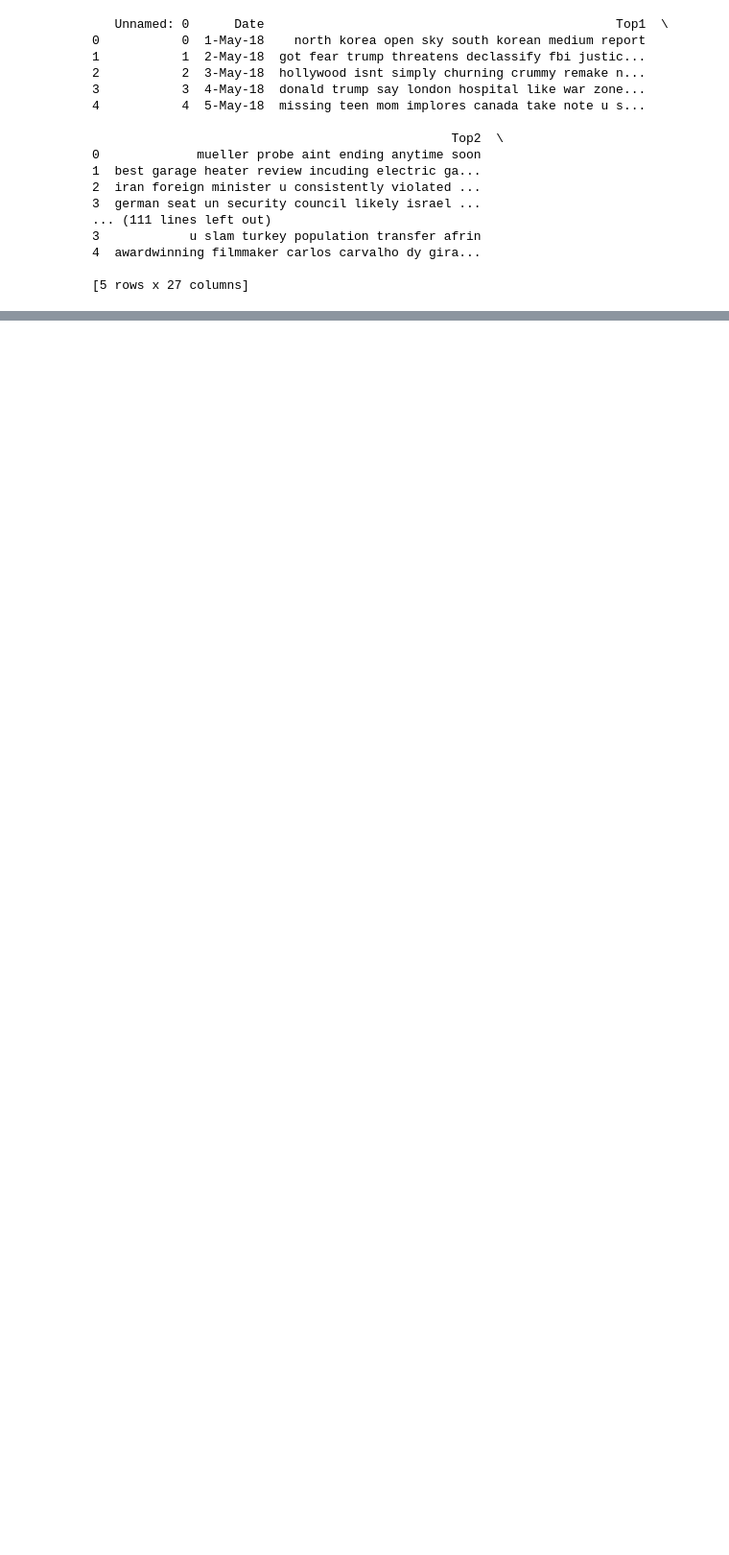
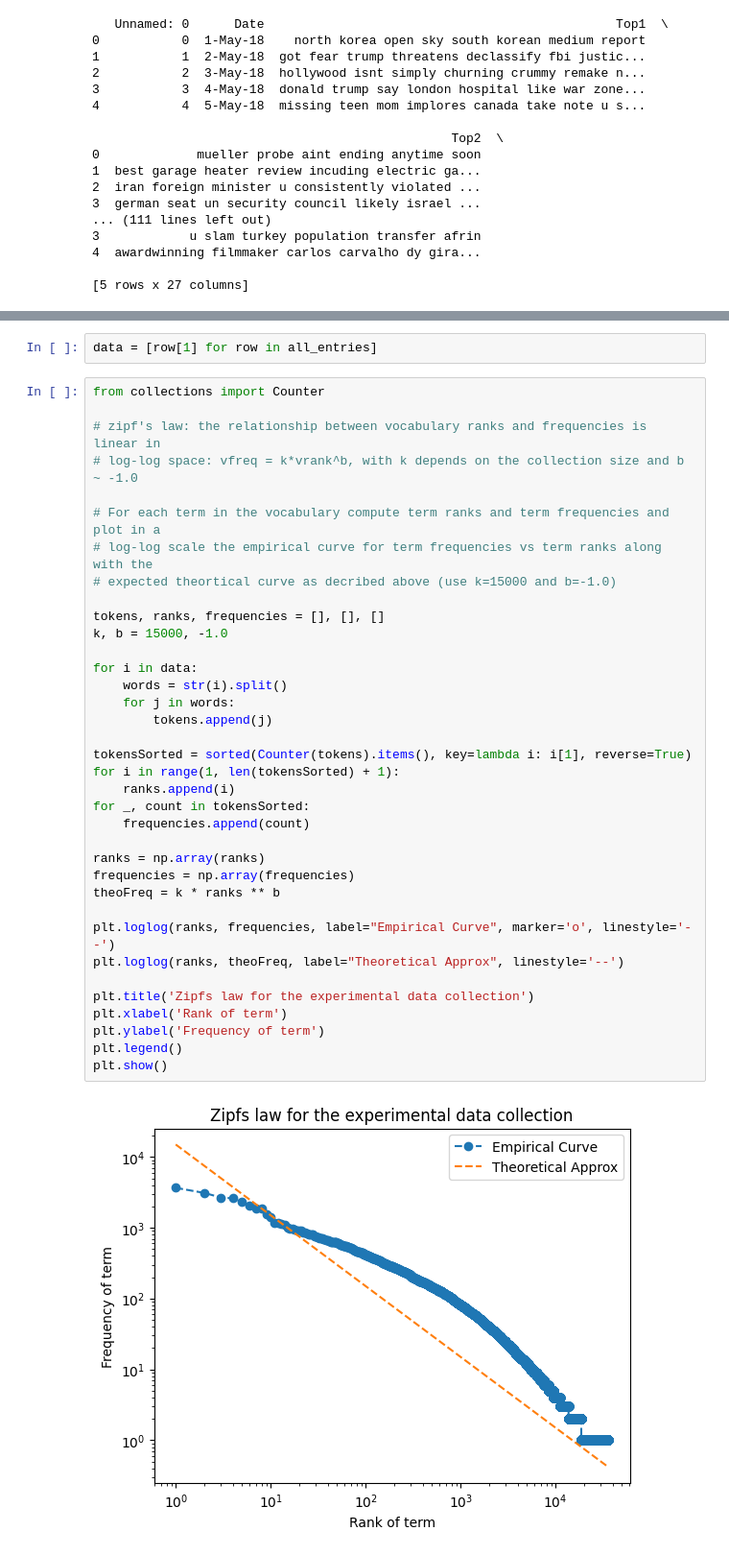
Before and after one commit to Vincent-G-Van/cmpe-256-project, a Jupyter notebook: data_processing.ipynb, the cells around one changed output, grey strips where cells are left out. Shown: that part at 96% size. Saved outputs shown, nothing was run; the diff lists cells and outputs as text; blank space fills up the shorter version.

```diff
--- a/data_processing.ipynb
+++ b/data_processing.ipynb
@@ -335,0 +413,40 @@ Here are all of the duplicate news titles: [(27, 'Top1'), (32, 'Top1'), (55, 'To
+# %%
+data = [row[1] for row in all_entries]
+# %%
+from collections import Counter
+
+# zipf's law: the relationship between vocabulary ranks and frequencies is linear in
+# log-log space: vfreq = k*vrank^b, with k depends on the collection size and b ~ -1.0
+
+# For each term in the vocabulary compute term ranks and term frequencies and plot in a
+# log-log scale the empirical curve for term frequencies vs term ranks along with the
+# expected theortical curve as decribed above (use k=15000 and b=-1.0)
+
+tokens, ranks, frequencies = [], [], []
+k, b = 15000, -1.0
+
+for i in data:
+    words = str(i).split()
+    for j in words:
+        tokens.append(j)
+
+tokensSorted = sorted(Counter(tokens).items(), key=lambda i: i[1], reverse=True)
+for i in range(1, len(tokensSorted) + 1):
+    ranks.append(i)
+for _, count in tokensSorted:
+    frequencies.append(count)
+
+ranks = np.array(ranks)
+frequencies = np.array(frequencies)
+theoFreq = k * ranks ** b
+
+plt.loglog(ranks, frequencies, label="Empirical Curve", marker='o', linestyle='--')
+plt.loglog(ranks, theoFreq, label="Theoretical Approx", linestyle='--')
+
+plt.title('Zipfs law for the experimental data collection')
+plt.xlabel('Rank of term')
+plt.ylabel('Frequency of term')
+plt.legend()
+plt.show()
+# %% [output]
+[figure, added]
```
Also changed, not shown: parts of 17 cells of this notebook.
